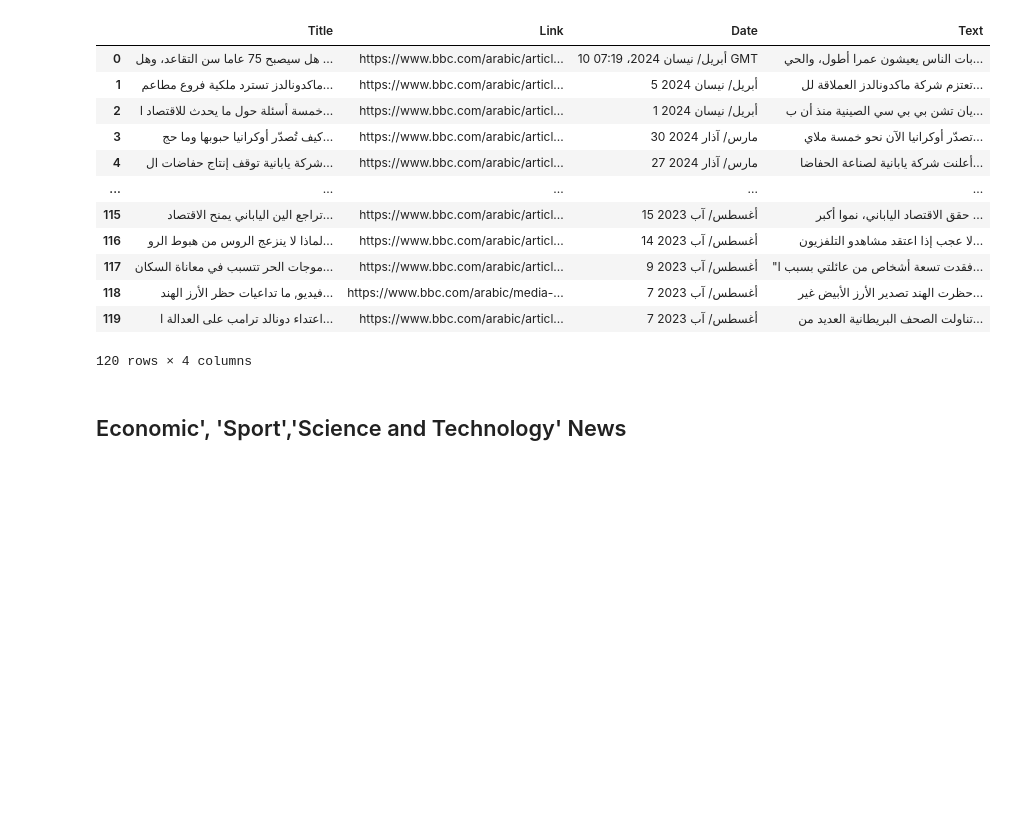
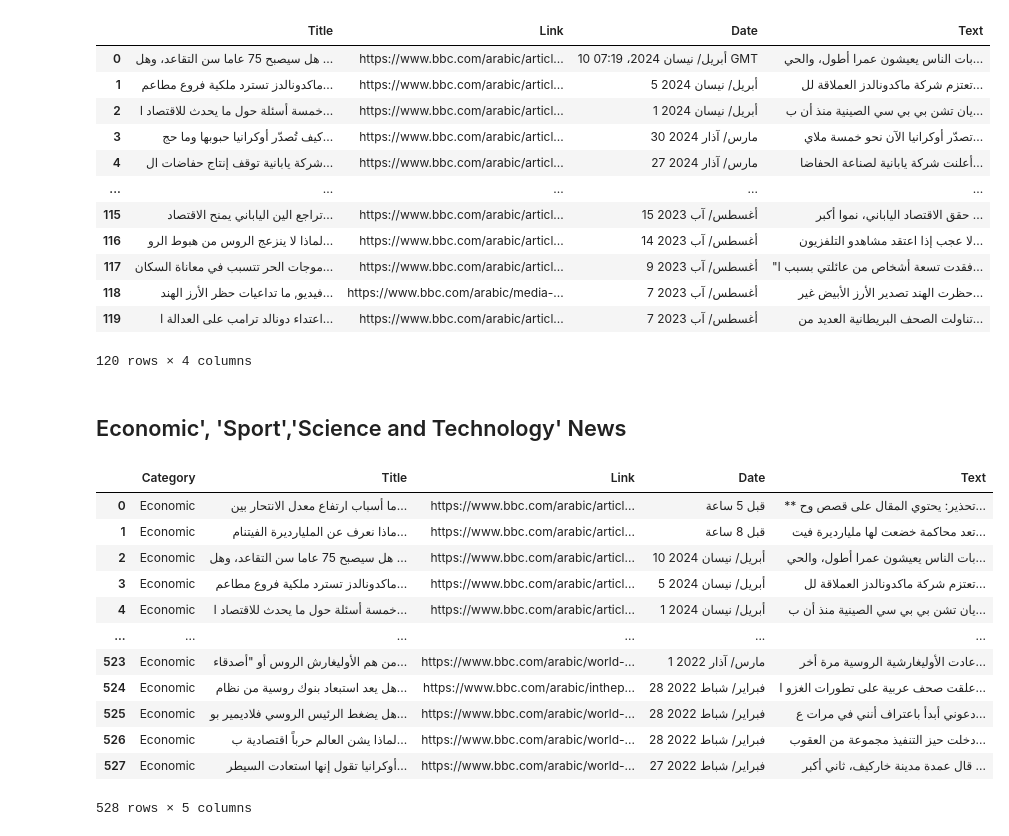
Before and after one commit to Nahla-yasmine/Arabic-News-Scraper, a Jupyter notebook: (BBC_News_)Web_Scraping_NEWS_Articles.ipynb, the cells around one changed output. Cells and saved outputs as stored; diff of their text form; code cells hidden in the pictures; blank space fills up the shorter version.

```diff
--- a/(BBC_News_)Web_Scraping_NEWS_Articles.ipynb
+++ b/(BBC_News_)Web_Scraping_NEWS_Articles.ipynb
@@ -182,0 +235,16 @@ df
+# %%
+df_Economic
+# %% [output]
+|  | Category | Title | Link | Date | Text |
+| 0 | Economic | ما أسباب ارتفاع معدل الانتحار بين... | https://www.bbc.com/arabic/articl... | قبل 5 ساعة | ** تحذير: يحتوي المقال على قصص وح... |
+| 1 | Economic | ماذا نعرف عن المليارديرة الفيتنام... | https://www.bbc.com/arabic/articl... | قبل 8 ساعة | تعد محاكمة خضعت لها مليارديرة فيت... |
+| 2 | Economic | هل سيصبح 75 عاما سن التقاعد، وهل ... | https://www.bbc.com/arabic/articl... | 10 أبريل/ نيسان 2024 | بات الناس يعيشون عمرا أطول، والحي... |
+| 3 | Economic | ماكدونالدز تسترد ملكية فروع مطاعم... | https://www.bbc.com/arabic/articl... | 5 أبريل/ نيسان 2024 | تعتزم شركة ماكدونالدز العملاقة لل... |
+| 4 | Economic | خمسة أسئلة حول ما يحدث للاقتصاد ا... | https://www.bbc.com/arabic/articl... | 1 أبريل/ نيسان 2024 | يان تشن بي بي سي الصينية منذ أن ب... |
+| ... | ... | ... | ... | ... | ... |
+| 523 | Economic | من هم الأوليغارش الروس أو "أصدقاء... | https://www.bbc.com/arabic/world-... | 1 مارس/ آذار 2022 | عادت الأوليغارشية الروسية مرة أخر... |
+| 524 | Economic | هل يعد استبعاد بنوك روسية من نظام... | https://www.bbc.com/arabic/inthep... | 28 فبراير/ شباط 2022 | علقت صحف عربية على تطورات الغزو ا... |
+| 525 | Economic | هل يضغط الرئيس الروسي فلاديمير بو... | https://www.bbc.com/arabic/world-... | 28 فبراير/ شباط 2022 | دعوني أبدأ باعتراف أنني في مرات ع... |
+| 526 | Economic | لماذا يشن العالم حرباً اقتصادية ب... | https://www.bbc.com/arabic/world-... | 28 فبراير/ شباط 2022 | دخلت حيز التنفيذ مجموعة من العقوب... |
+| 527 | Economic | أوكرانيا تقول إنها استعادت السيطر... | https://www.bbc.com/arabic/world-... | 27 فبراير/ شباط 2022 | قال عمدة مدينة خاركيف، ثاني أكبر ... |
+528 rows × 5 columns
```
Also changed, not shown: parts of 22 cells of this notebook.
